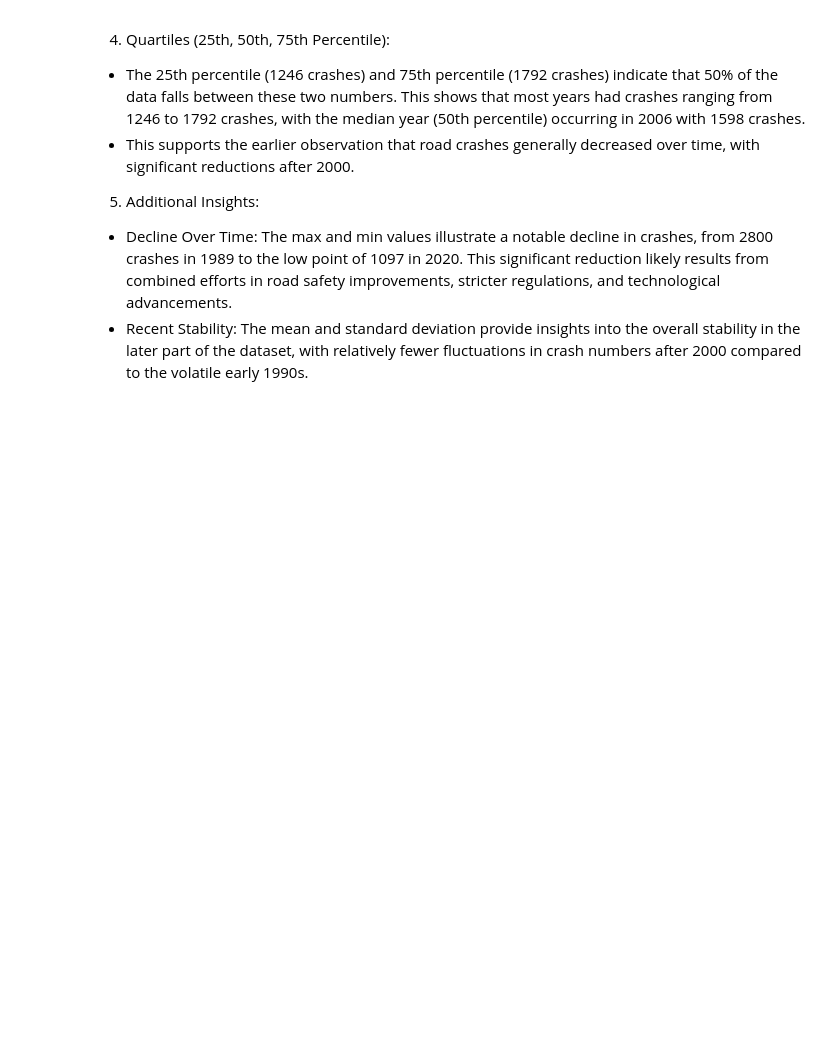
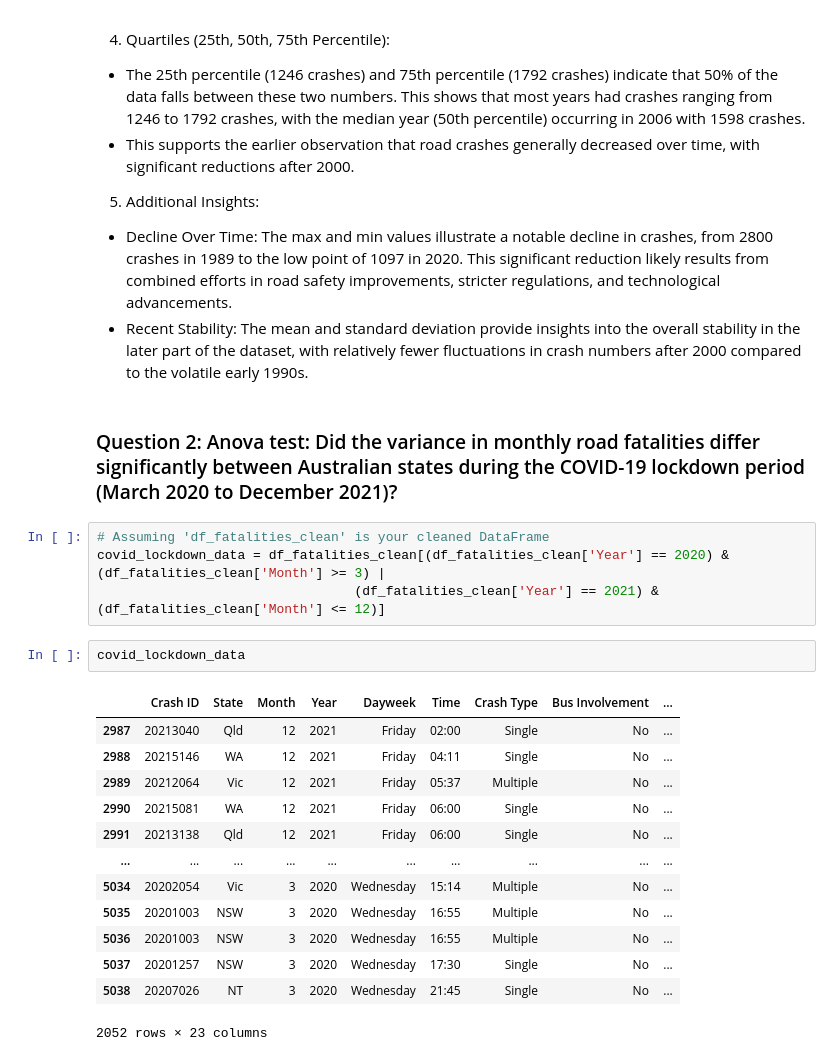
Before and after one commit to Yukitoshi12345/Australia-Road-Fatality, a Jupyter notebook: main.ipynb, the cells around one changed output. Cells and saved outputs as stored; diff of their text form; blank space fills up the shorter version.

```diff
--- a/main.ipynb
+++ b/main.ipynb
@@ -175,3 +175,25 @@ Key Statistics:
 5. Additional Insights:
 - Decline Over Time: The max and min values illustrate a notable decline in crashes, from 2800 crashes in 1989 to the low point of 1097 in 2020. This significant reduction likely results from combined efforts in road safety improvements, stricter regulations, and technological advancements.
 - Recent Stability: The mean and standard deviation provide insights into the overall stability in the later part of the dataset, with relatively fewer fluctuations in crash numbers after 2000 compared to the volatile early 1990s.
+# %% [markdown]
+### Question 2: Anova test: Did the variance in monthly road fatalities differ significantly between Australian states during the COVID-19 lockdown period (March 2020 to December 2021)?
+# %%
+# Assuming 'df_fatalities_clean' is your cleaned DataFrame
+covid_lockdown_data = df_fatalities_clean[(df_fatalities_clean['Year'] == 2020) & (df_fatalities_clean['Month'] >= 3) |
+                                 (df_fatalities_clean['Year'] == 2021) & (df_fatalities_clean['Month'] <= 12)]
+# %%
+covid_lockdown_data
+# %% [output]
+|  | Crash ID | State | Month | Year | Dayweek | Time | Crash Type | Bus Involvement | ... |
+| 2987 | 20213040 | Qld | 12 | 2021 | Friday | 02:00 | Single | No | ... |
+| 2988 | 20215146 | WA | 12 | 2021 | Friday | 04:11 | Single | No | ... |
+| 2989 | 20212064 | Vic | 12 | 2021 | Friday | 05:37 | Multiple | No | ... |
+| 2990 | 20215081 | WA | 12 | 2021 | Friday | 06:00 | Single | No | ... |
+| 2991 | 20213138 | Qld | 12 | 2021 | Friday | 06:00 | Single | No | ... |
+| ... | ... | ... | ... | ... | ... | ... | ... | ... | ... |
+| 5034 | 20202054 | Vic | 3 | 2020 | Wednesday | 15:14 | Multiple | No | ... |
+| 5035 | 20201003 | NSW | 3 | 2020 | Wednesday | 16:55 | Multiple | No | ... |
+| 5036 | 20201003 | NSW | 3 | 2020 | Wednesday | 16:55 | Multiple | No | ... |
+| 5037 | 20201257 | NSW | 3 | 2020 | Wednesday | 17:30 | Single | No | ... |
+| 5038 | 20207026 | NT | 3 | 2020 | Wednesday | 21:45 | Single | No | ... |
+2052 rows × 23 columns
```
Also changed, not shown: parts of 3 cells of this notebook, 5 other files.
